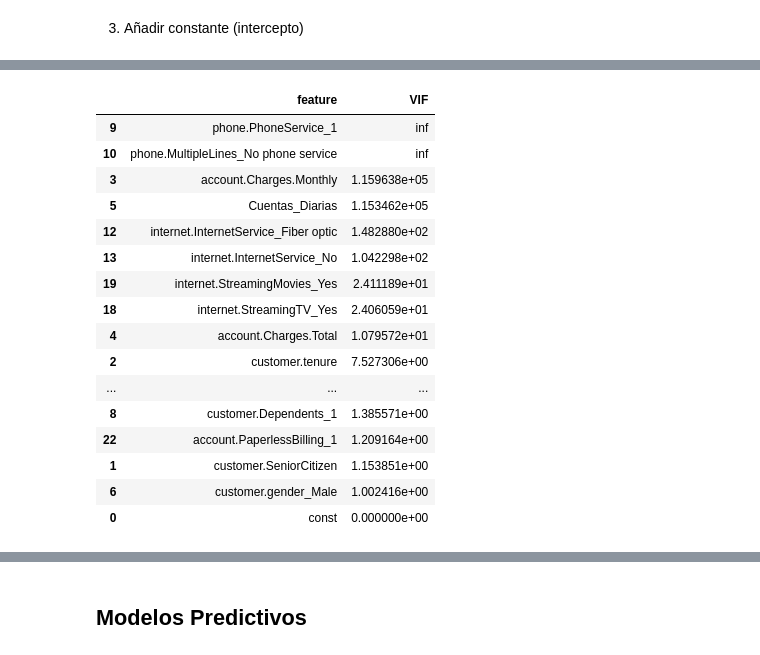
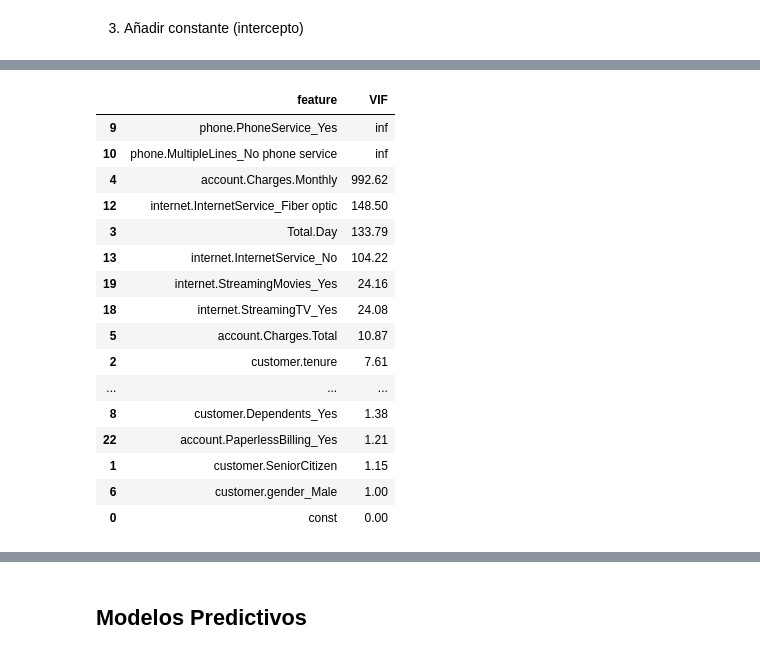
Before and after one commit to Akiri12/telecomx-alura2, a Jupyter notebook: notebooks/telecomx-latam-2.ipynb, the cells around one changed output, grey strips where cells are left out. Saved outputs shown, nothing was run; the diff lists cells and outputs as text; code cells hidden in the pictures.

```diff
--- a/notebooks/telecomx-latam-2.ipynb
+++ b/notebooks/telecomx-latam-2.ipynb
@@ -52,10 +54,9 @@ memory usage: 1.2+ MB
 # %%
-# Verifica si hay valores únicos en cada columna
 for col in df.columns:
   print(f"valores únicos en la columna'{col}': {df[col].nunique()}")
-  if df[col].nunique() < 10: # Imprima los valores solamente si no hay muchos
+  if df[col].nunique() < 20:
     print(df[col].unique())
-    print('_' * 60)  # Línea divisoria para mejor visualización
+    print('_' * 60)
 # %% [output]
 valores únicos en la columna'customerID': 7043
 valores únicos en la columna'Churn': 2
@@ -219,2 +186,5 @@ dtype: int64
+# %%
+# Elimina filas con valores nulos en las columnas especificadas
+df_encoded = df_encoded.dropna(subset=['Total.Day', 'account.Charges.Total'])
 # %%
 # Verifica valores nulos en las dos columnas
@@ -224,5 +194,2 @@ Cuentas_Diarias          0
 account.Charges.Total    0
 dtype: int64
-# %%
-# Elimina filas con valores nulos en las columnas especificadas
-df_encoded = df_encoded.dropna(subset=['Cuentas_Diarias', 'account.Charges.Total'])
@@ -395,7 +539,7 @@ from statsmodels.tools.tools import add_constant
 # %% [markdown]
 2. Seleccionar las variables independientes
 # %%
-X = df_encoded.drop(columns=['Churn_1'])
+X = df_encoded.drop(columns=['Churn_Yes'])
 # %% [markdown]
 3. Añadir constante (intercepto)
 # %%
@@ -405,29 +563,32 @@ X_const = add_constant(X)
 # %%
 X_const = X_const.astype(float)
 
 # Calcular el VIF
 vif_data = pd.DataFrame()
 vif_data["feature"] = X_const.columns
 vif_data["VIF"] = [variance_inflation_factor(X_const.values, i) for i in range(X_const.shape[1])]
 
+# Redondear la columna VIF a 2 decimales
+vif_data["VIF"] = vif_data["VIF"].round(2)
+
 # Mostrar resultado
 display(vif_data.sort_values(by='VIF', ascending=False))
 # %% [output]
 |  | feature | VIF |
-| 9 | phone.PhoneService_1 | inf |
+| 9 | phone.PhoneService_Yes | inf |
 | 10 | phone.MultipleLines_No phone service | inf |
-| 3 | account.Charges.Monthly | 1.159638e+05 |
-| 5 | Cuentas_Diarias | 1.153462e+05 |
-| 12 | internet.InternetService_Fiber optic | 1.482880e+02 |
-| 13 | internet.InternetService_No | 1.042298e+02 |
-| 19 | internet.StreamingMovies_Yes | 2.411189e+01 |
-| 18 | internet.StreamingTV_Yes | 2.406059e+01 |
-| 4 | account.Charges.Total | 1.079572e+01 |
-| 2 | customer.tenure | 7.527306e+00 |
+| 4 | account.Charges.Monthly | 992.62 |
+| 12 | internet.InternetService_Fiber optic | 148.50 |
+| 3 | Total.Day | 133.79 |
+| 13 | internet.InternetService_No | 104.22 |
+| 19 | internet.StreamingMovies_Yes | 24.16 |
+| 18 | internet.StreamingTV_Yes | 24.08 |
+| 5 | account.Charges.Total | 10.87 |
+| 2 | customer.tenure | 7.61 |
 | ... | ... | ... |
-| 8 | customer.Dependents_1 | 1.385571e+00 |
-| 22 | account.PaperlessBilling_1 | 1.209164e+00 |
-| 1 | customer.SeniorCitizen | 1.153851e+00 |
-| 6 | customer.gender_Male | 1.002416e+00 |
-| 0 | const | 0.000000e+00 |
+| 8 | customer.Dependents_Yes | 1.38 |
+| 22 | account.PaperlessBilling_Yes | 1.21 |
+| 1 | customer.SeniorCitizen | 1.15 |
+| 6 | customer.gender_Male | 1.00 |
+| 0 | const | 0.00 |
 # %% [markdown]
```
Also changed, not shown: parts of 70 cells of this notebook, 11 other files.
